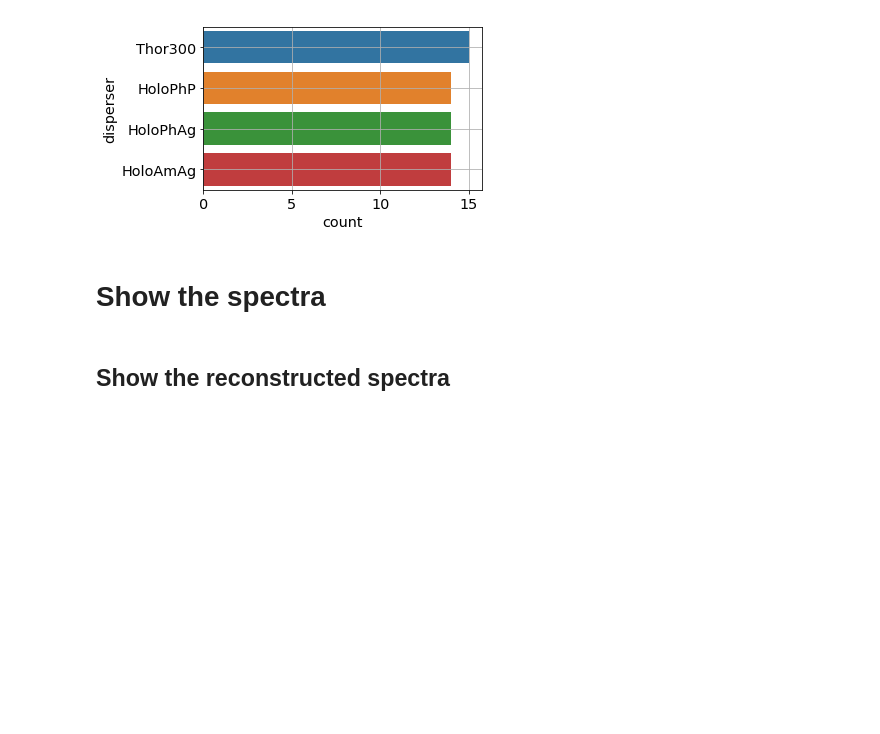
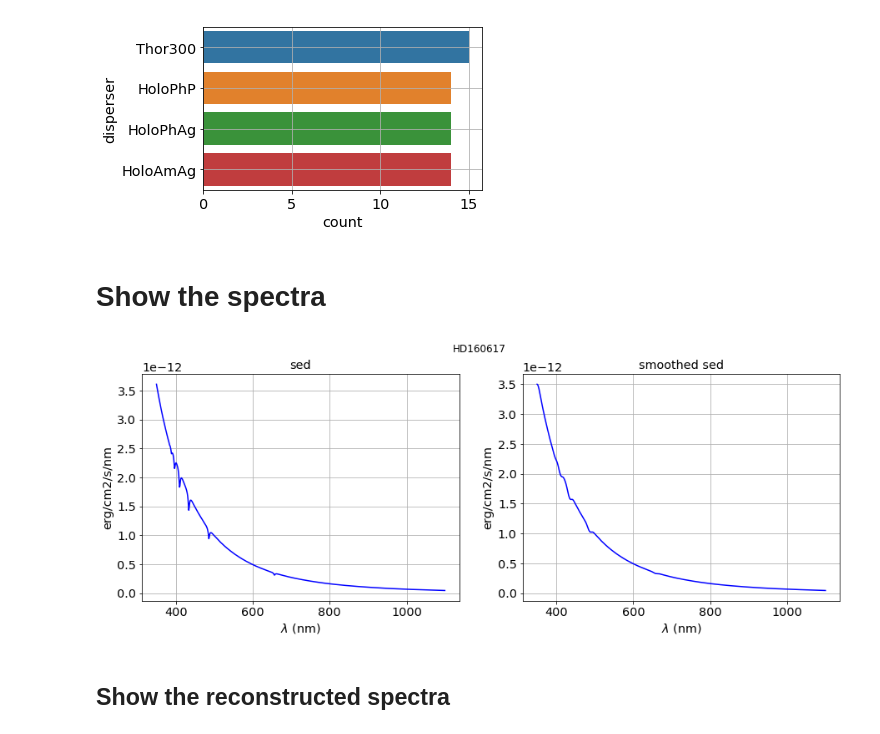
Before and after one commit to sylvielsstfr/SpectractorAnaAtm, a Jupyter notebook: ana_10jun17/HD160617/GetDisperserTransmission_smooth.ipynb, the cells around one changed output. Drawn from its saved outputs; the diff is of its cells as text; code cells hidden in the pictures; blank space fills up the shorter version.

```diff
--- a/ana_10jun17/HD160617/GetDisperserTransmission_smooth.ipynb
+++ b/ana_10jun17/HD160617/GetDisperserTransmission_smooth.ipynb
@@ -608,6 +603,10 @@ sel_obs_HoloPhAg=sel2_obs.loc[sel2_obs['disperser'].isin(['HoloPhAg'])]
 sel_obs_HoloAmAg=sel2_obs.loc[sel2_obs['disperser'].isin(['HoloAmAg'])]
 # %% [markdown]
 # Show the spectra
+# %%
+PlotSED(list_of_objects_str)
+# %% [output]
+[figure, added]
 # %% [markdown]
 ## Show the reconstructed spectra
 # %%
```
Also changed, not shown: parts of 10 cells of this notebook, 2 other files.
